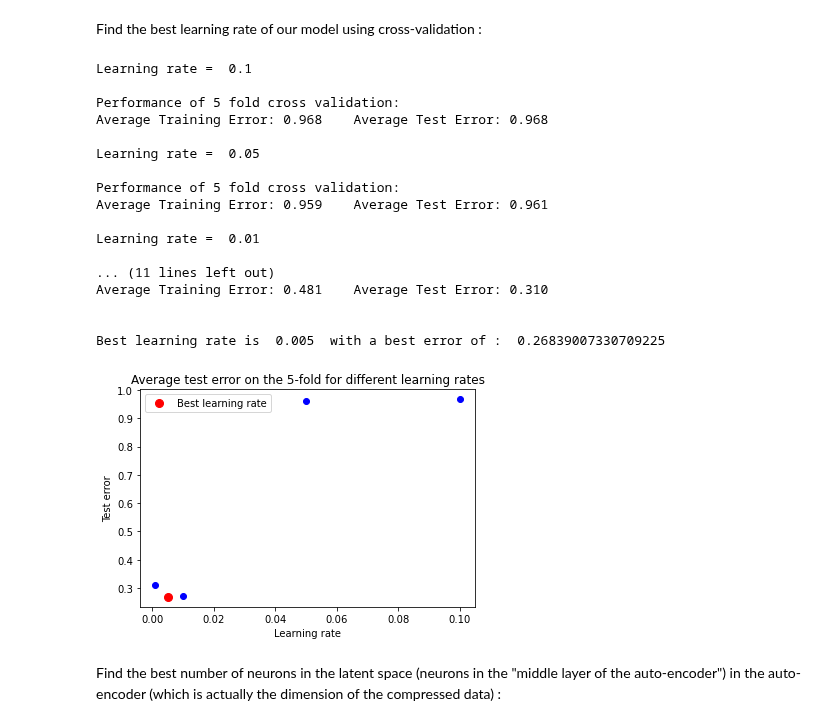
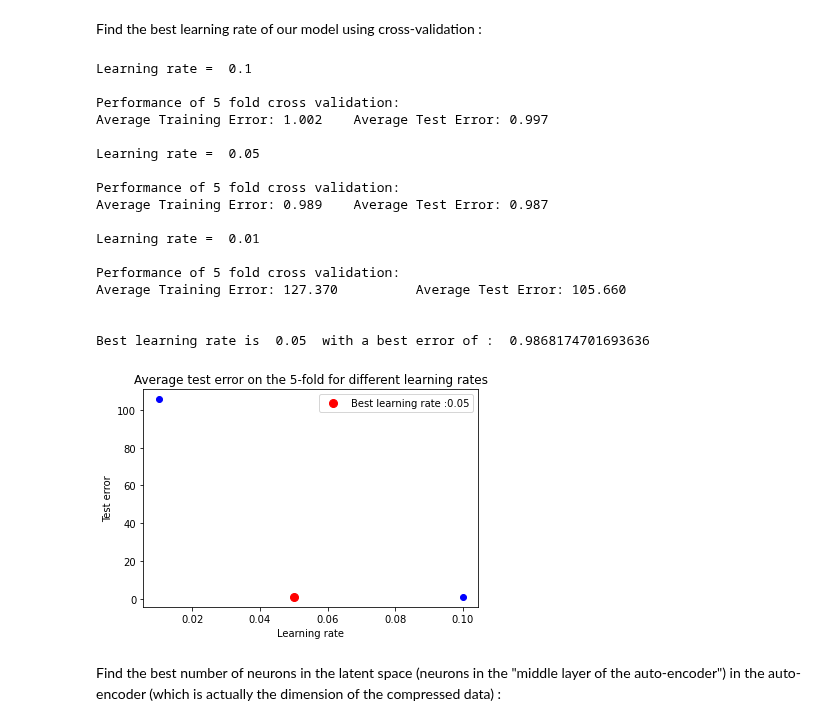
Before and after one commit to CS-433/ml-project-2-thevipers2, a Jupyter notebook: main.ipynb, the cells around one changed output. Cells and saved outputs as stored; diff of their text form; code cells hidden in the pictures.

Commit message:
batch processing, save tuning

```diff
--- a/main.ipynb
+++ b/main.ipynb
@@ -216,7 +213,7 @@ create_subsamples(Ux, Uy, ratios_pts, ratios_t, name_file='small')
 # %% [markdown]
 Change only the following cell to change the name of the file you want to open :
 # %%
-ratios = [0.1, 1]
+ratios = [0.1, 0.5]
 size = ['very_small', 'small', 'large']
 
 name = 'processed_'+str(size[0])+'_'+str(ratios[0])+'_'+str(ratios[1])
@@ -227,5 +224,5 @@ name of the file you want to read :  processed_very_small_0.1_1
 # %%
-flattened_array  = cPickle.load(open("data/pickle/"+name, "rb"))
+flattened_array  = cPickle.load(open("data/pickle/"+str(size[0])+"/"+name, "rb"))
 # %%
 print(flattened_array)
 # %% [output]
@@ -296,34 +291,35 @@ Average Training Error: 0.491    Average Test Error: 0.273
 Find the best learning rate of our model using cross-validation :
 # %%
 # define network parameters
-learning_rates = [0.1, 0.05, 0.01, 0.005, 0.001]
-epochs=50
+learning_rates =[0.1, 0.05, 0.01] #[0.1, 0.05, 0.01, 0.005, 0.001]
+epochs= 1 #50
 input_size=x_train.shape[1]
 k_folds = 5
+dataset_name = "very_small" #Only used to save the plot with the good name
 
 # creates a criterion that measures the mean squared error (squared L2 norm)
 criterion = nn.MSELoss()
 # %%
-best_result, best_lr = tuning_lr(x_train, k_folds, input_size, epochs, criterion, learning_rates)
+best_result, best_lr = tuning_lr(x_train, k_folds, input_size, epochs, criterion, learning_rates,  dataset_name_=dataset_name)
 # %% [output]
 Learning rate =  0.1
 
 Performance of 5 fold cross validation:
-Average Training Error: 0.968    Average Test Error: 0.968
+Average Training Error: 1.002    Average Test Error: 0.997
 
 Learning rate =  0.05
 
 Performance of 5 fold cross validation:
-Average Training Error: 0.959    Average Test Error: 0.961
+Average Training Error: 0.989    Average Test Error: 0.987
 
 Learning rate =  0.01
 
-... (11 lines left out)
-Average Training Error: 0.481    Average Test Error: 0.310
+Performance of 5 fold cross validation:
+Average Training Error: 127.370          Average Test Error: 105.660
 
 
-Best learning rate is  0.005  with a best error of :  0.26839007330709225
+Best learning rate is  0.05  with a best error of :  0.9868174701693636
-[figure, old version]
+[figure, new version]
 # %% [markdown]
 Find the best number of neurons in the latent space (neurons in the "middle layer of the auto-encoder") in the auto-encoder (which is actually the dimension of the compressed data) :
 # %%
```
Also changed, not shown: parts of 23 cells of this notebook, 1 other file.
